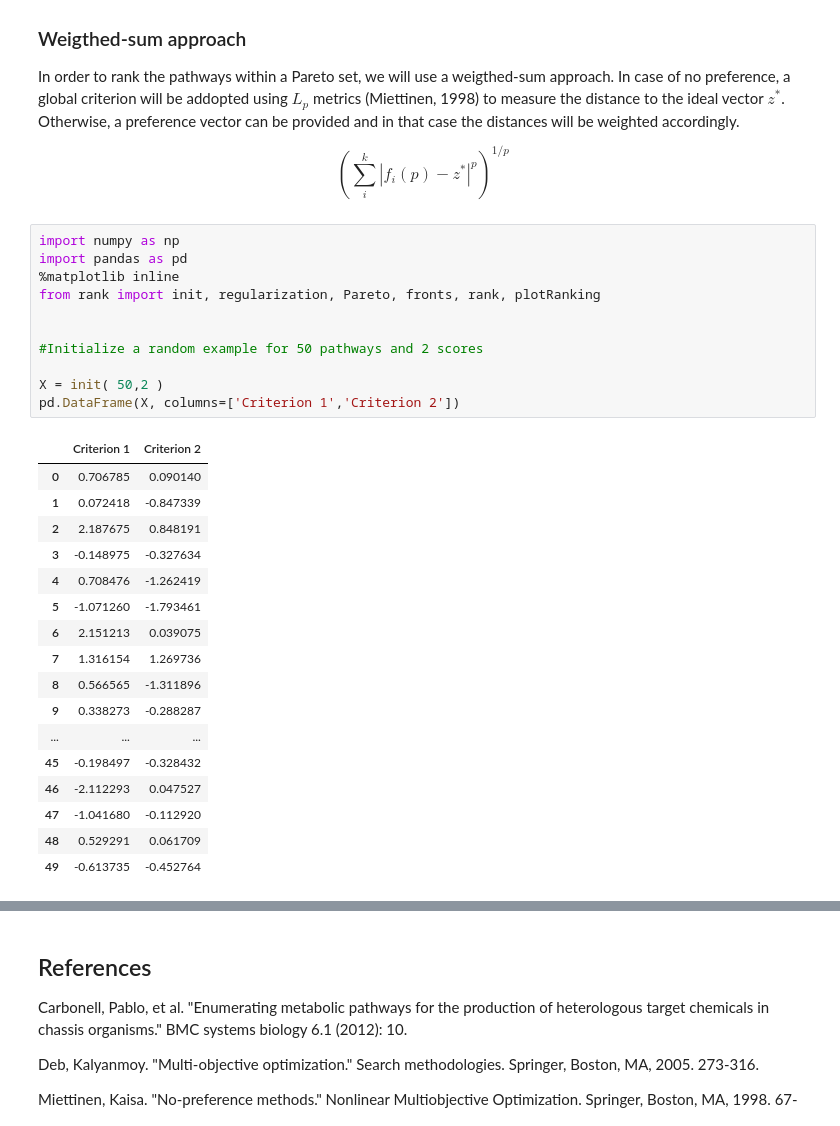
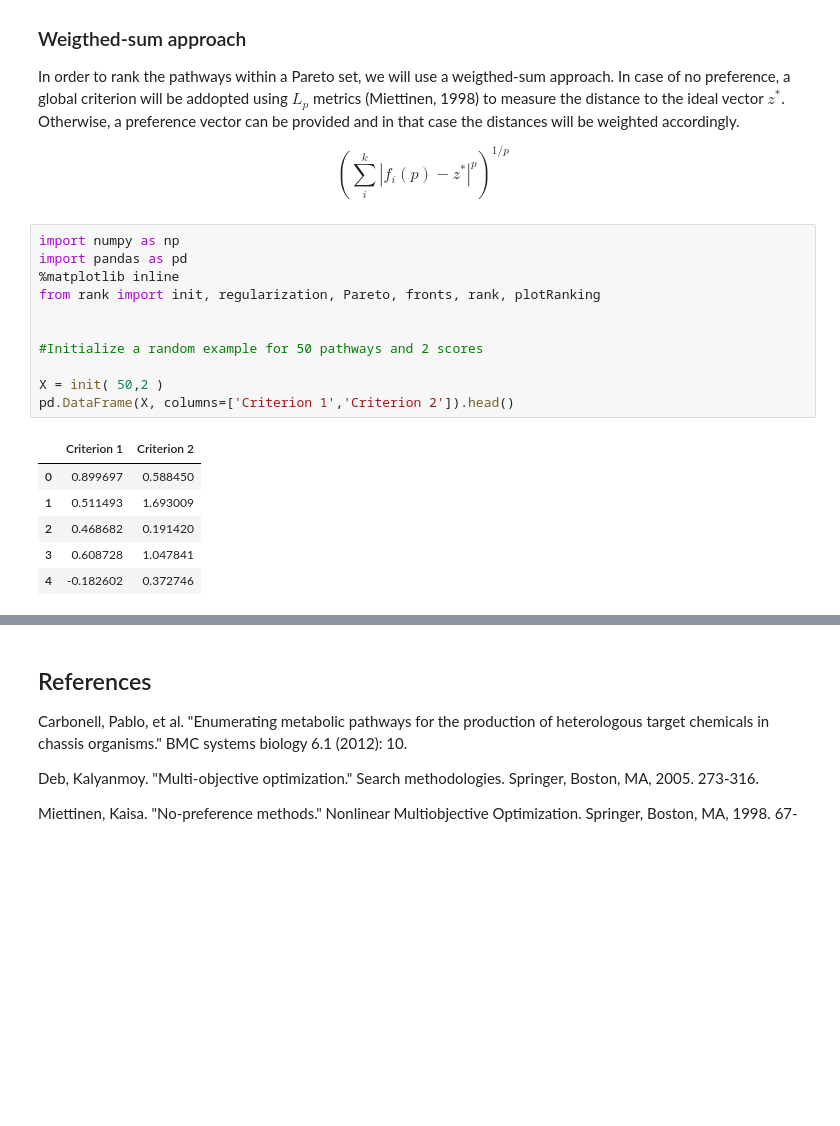
Before and after one commit to pablocarb/morank, a Jupyter notebook: Notes.ipynb, the cells around one changed output, grey strips where cells are left out. Drawn from its saved outputs; the diff is of its cells as text; blank space fills up the shorter version.

```diff
--- a/Notes.ipynb
+++ b/Notes.ipynb
@@ -43,32 +43,21 @@ $$ \left( \sum_i^k |f_i(p) - z^* |^p \right) ^{1/p} $$
 # %%
 import numpy as np
 import pandas as pd
 %matplotlib inline
 from rank import init, regularization, Pareto, fronts, rank, plotRanking
 
 
 #Initialize a random example for 50 pathways and 2 scores
 
 X = init( 50,2 )
-pd.DataFrame(X, columns=['Criterion 1','Criterion 2'])
+pd.DataFrame(X, columns=['Criterion 1','Criterion 2']).head()
 # %% [output]
 |  | Criterion 1 | Criterion 2 |
-| 0 | 0.706785 | 0.090140 |
-| 1 | 0.072418 | -0.847339 |
-| 2 | 2.187675 | 0.848191 |
-| 3 | -0.148975 | -0.327634 |
-| 4 | 0.708476 | -1.262419 |
-| 5 | -1.071260 | -1.793461 |
-| 6 | 2.151213 | 0.039075 |
-| 7 | 1.316154 | 1.269736 |
-| 8 | 0.566565 | -1.311896 |
-| 9 | 0.338273 | -0.288287 |
-| ... | ... | ... |
-| 45 | -0.198497 | -0.328432 |
-| 46 | -2.112293 | 0.047527 |
-| 47 | -1.041680 | -0.112920 |
-| 48 | 0.529291 | 0.061709 |
-| 49 | -0.613735 | -0.452764 |
+| 0 | 0.899697 | 0.588450 |
+| 1 | 0.511493 | 1.693009 |
+| 2 | 0.468682 | 0.191420 |
+| 3 | 0.608728 | 1.047841 |
+| 4 | -0.182602 | 0.372746 |
 # %%
 # Generate a weighting vector
 pref = np.random.random(X.shape[1])
```
Also changed, not shown: parts of 1 cell of this notebook.
